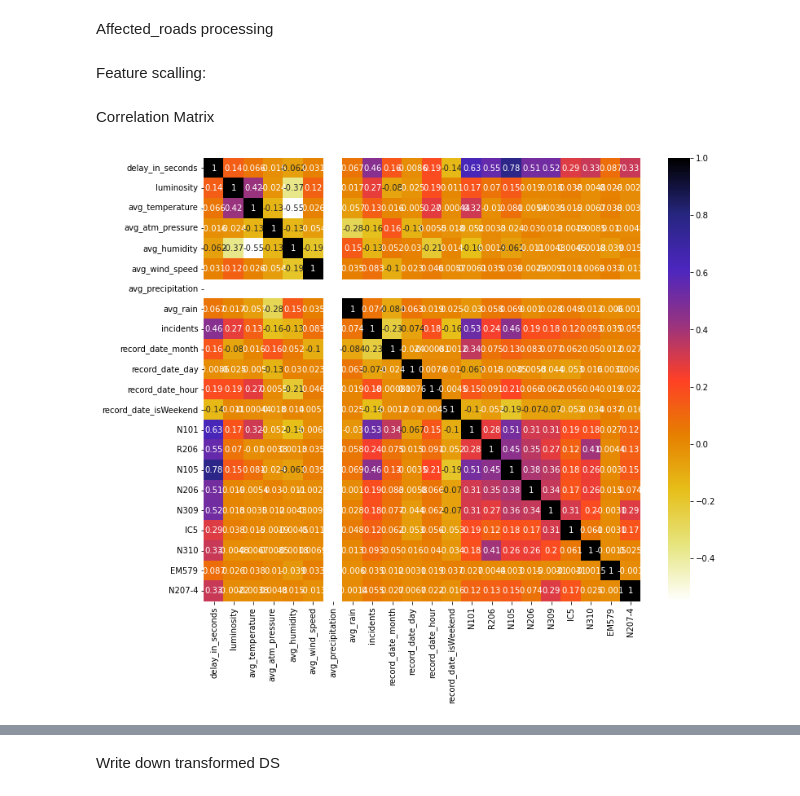
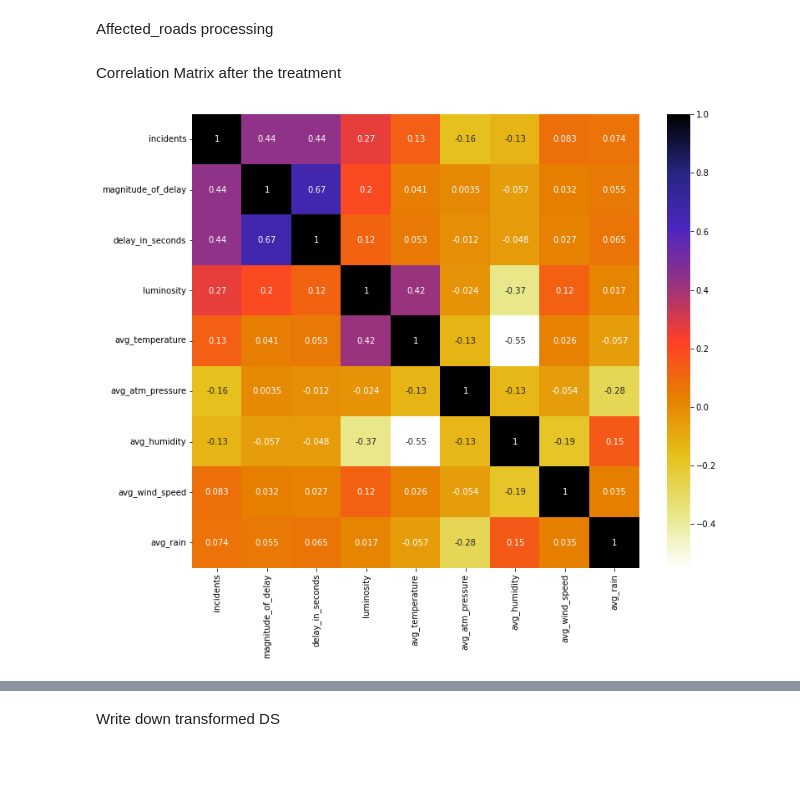
Before and after one commit to GoncaloPereiraFigueiredoFerreira/Data-and-Autonomous-Learning-Project, a Jupyter notebook: AcidentesDS/dataTreatment.ipynb, the cells around one changed output, grey strips where cells are left out. Saved outputs shown, nothing was run; the diff lists cells and outputs as text; code cells hidden in the pictures; blank space fills up the shorter version.

```diff
--- a/AcidentesDS/dataTreatment.ipynb
+++ b/AcidentesDS/dataTreatment.ipynb
@@ -203,6 +92,11 @@ testDf['record_date_day'] = testDf['record_date'].dt.day
 trainDf['record_date_hour'] = trainDf['record_date'].dt.hour
 testDf['record_date_hour'] = testDf['record_date'].dt.hour
 
+# Separate day of the year
+trainDf['dayYear'] = trainDf['record_date'].dt.dayofyear
+testDf['dayYear'] = testDf['record_date'].dt.dayofyear
+
+
 #Introduce variable isWeekend
 replace_weekend = {0:0,1:0,2:0,3:0,4:0,5:1,6:1}
 trainDf['record_date_isWeekend'] = trainDf['record_date'].dt.dayofweek
@@ -212,4 +184,41 @@ testDf['record_date_isWeekend'].replace(replace_weekend,inplace=True)
 # %% [markdown]
 Affected_roads processing
+# %%
+data = []
+
+
+uniqueRoads ={'N101': 23460, 'R206': 327, 'N105': 2155, 'N206': 174, 'N309': 199, 'IC5': 108,  'N310': 17, 'N207-4': 22, 'IC5 - N206': 1, 'EM579': 16}
+
+
+for roads in trainDf["affected_roads"]:
+    roadsList=[0,0,0,0,0,0,0,0,0,0]
+    for road in str(roads).split(","):
+        if road == "N101":
+            roadsList[0]+=1
+        elif road == "R206":
+            roadsList[1]+=1
+        elif road == "N105":
+            roadsList[2]+=1
+        elif road == "N206":
+            roadsList[3]+=1
+        elif road == "N309":
+            roadsList[4]+=1
+        elif road == "IC5":
+            roadsList[5]+=1
+        elif road == "N310":
+            roadsList[6]+=1
+        elif road == "EM579":
+            roadsList[7]+=1
+        elif road == "N207-4":
+            roadsList[8]+=1
+        if (road in uniqueRoads.keys()):
+            roadsList[9]+=1
+    data.append(roadsList)
+
+
+
+dfRoad = pd.DataFrame(data, columns=["N101","R206","N105","N206","N309","IC5","N310","EM579","N207-4","Affected_Count"])
+
+trainDf = trainDf.join(dfRoad)
 # %%
 data = []
@@ -272,11 +255,9 @@ testDf = testDf.join(dfRoad)
-# %% [markdown]
-Feature scalling:
 # %% [markdown]
-Correlation Matrix
+Correlation Matrix after the treatment
 # %%
-cor = trainDf.corr()
+cor = trainDf[["incidents","magnitude_of_delay","delay_in_seconds","luminosity","avg_temperature","avg_atm_pressure","avg_humidity","avg_wind_speed","avg_rain"]].corr()
 plt.figure(figsize=(12,10))
 sns.heatmap(cor, cmap=plt.cm.CMRmap_r,annot=True)
 plt.show()
 # %% [output]
-[figure, old version]
+[figure, new version]
```
Also changed, not shown: parts of 26 cells of this notebook, 3 other files.
